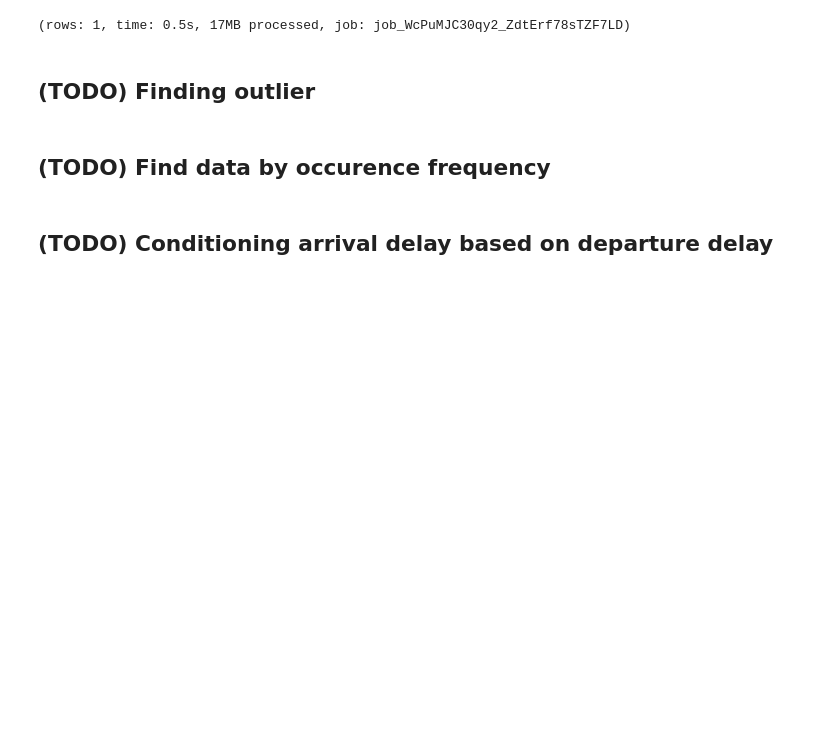
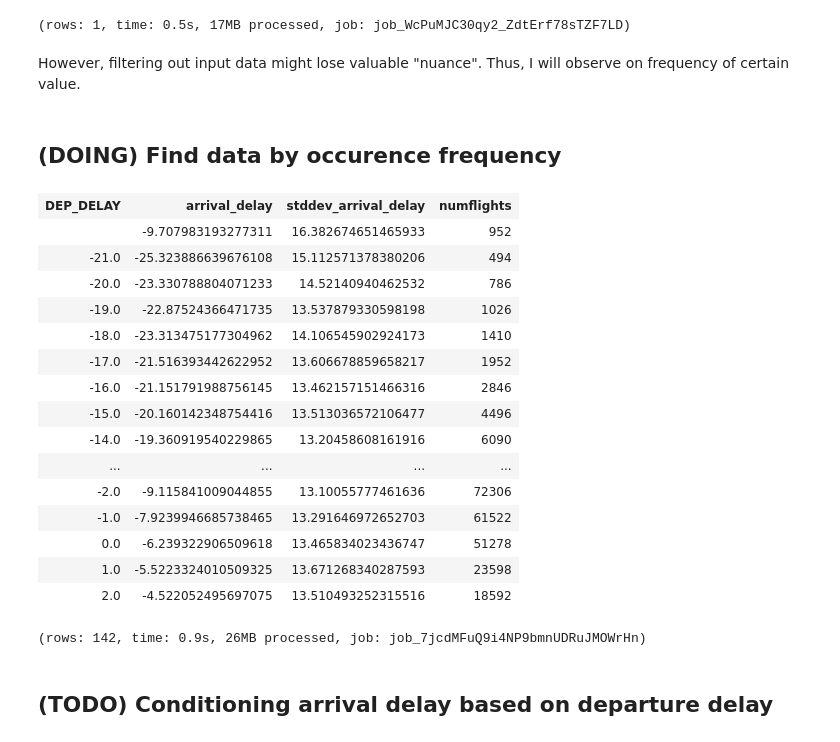
Before and after one commit to yuwtennis/google-data-engineer, a Jupyter notebook: Ch05/getting_started_with_eda.ipynb, the cells around one changed output. Cells and saved outputs as stored; diff of their text form; code cells hidden in the pictures; blank space fills up the shorter version.

Commit message:
Started observing frequecy of dep_delay

```diff
--- a/Ch05/getting_started_with_eda.ipynb
+++ b/Ch05/getting_started_with_eda.ipynb
@@ -199,10 +199,43 @@ FROM  flights.simevents
 | ventiles |
 | [-50.0, -11.0, -9.0, -8.0, -7.0, ... |
 (rows: 1, time: 0.5s, 17MB processed, job: job_WcPuMJC30qy2_ZdtErf78sTZF7LD)
-# %% [markdown]
-## (TODO) Finding outlier
+# %% [markdown]
+However, filtering out input data might lose  valuable "nuance". Thus, I will observe on frequency of certain value.
 # %% [markdown]
-## (TODO) Find data by occurence frequency
+## (DOING) Find data by occurence frequency
+# %%
+%bigquery execute -d standard
+SELECT
+  DEP_DELAY,
+  AVG(ARR_DELAY) AS arrival_delay,
+  STDDEV(ARR_DELAY) AS stddev_arrival_delay,
+  COUNT(ARR_DELAY) AS numflights
+FROM  flights.simevents
+  `flights.simevents`
+GROUP BY
+  DEP_DELAY
+HAVING
+  numflights > 370
+ORDER BY
+  DEP_DELAY
+# %% [output]
+| DEP_DELAY | arrival_delay | stddev_arrival_delay | numflights |
+|  | -9.707983193277311 | 16.382674651465933 | 952 |
+| -21.0 | -25.323886639676108 | 15.112571378380206 | 494 |
+| -20.0 | -23.330788804071233 | 14.52140940462532 | 786 |
+| -19.0 | -22.87524366471735 | 13.537879330598198 | 1026 |
+| -18.0 | -23.313475177304962 | 14.106545902924173 | 1410 |
+| -17.0 | -21.516393442622952 | 13.606678859658217 | 1952 |
+| -16.0 | -21.151791988756145 | 13.462157151466316 | 2846 |
+| -15.0 | -20.160142348754416 | 13.513036572106477 | 4496 |
+| -14.0 | -19.360919540229865 | 13.20458608161916 | 6090 |
+| ... | ... | ... | ... |
+| -2.0 | -9.115841009044855 | 13.10055777461636 | 72306 |
+| -1.0 | -7.9239946685738465 | 13.291646972652703 | 61522 |
+| 0.0 | -6.239322906509618 | 13.465834023436747 | 51278 |
+| 1.0 | -5.5223324010509325 | 13.671268340287593 | 23598 |
+| 2.0 | -4.522052495697075 | 13.510493252315516 | 18592 |
+(rows: 142, time: 0.9s, 26MB processed, job: job_7jcdMFuQ9i4NP9bmnUDRuJMOWrHn)
 # %% [markdown]
 ## (TODO) Conditioning arrival delay based on departure delay
 # %% [markdown]
```
Also changed, not shown: parts of 1 cell of this notebook.
